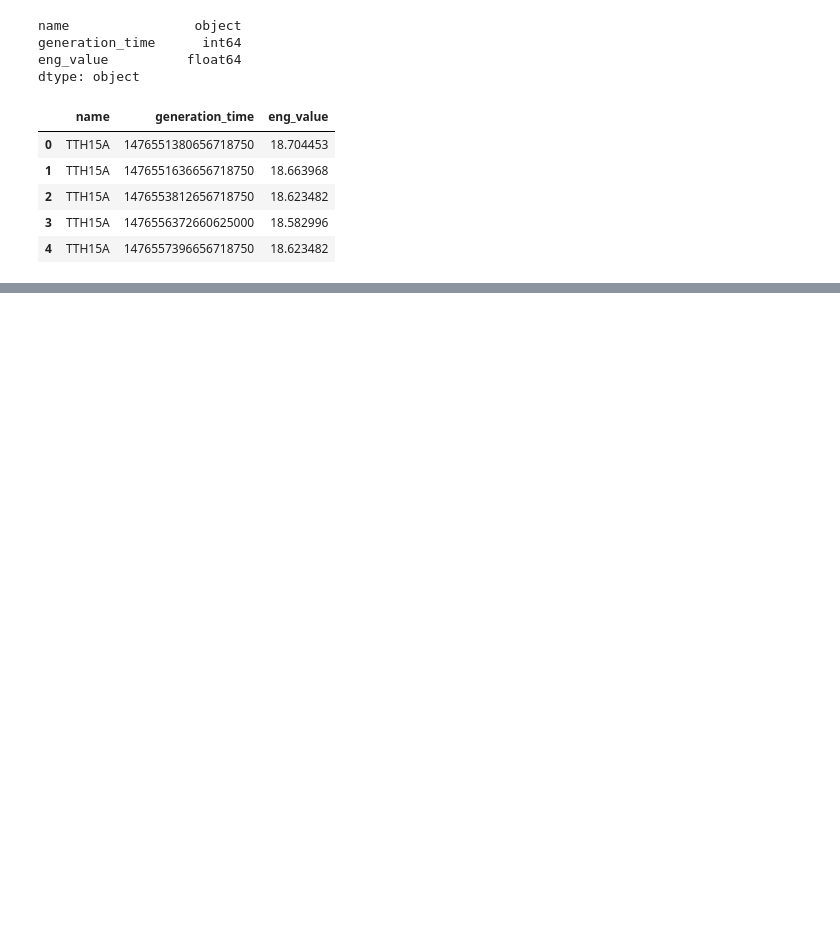
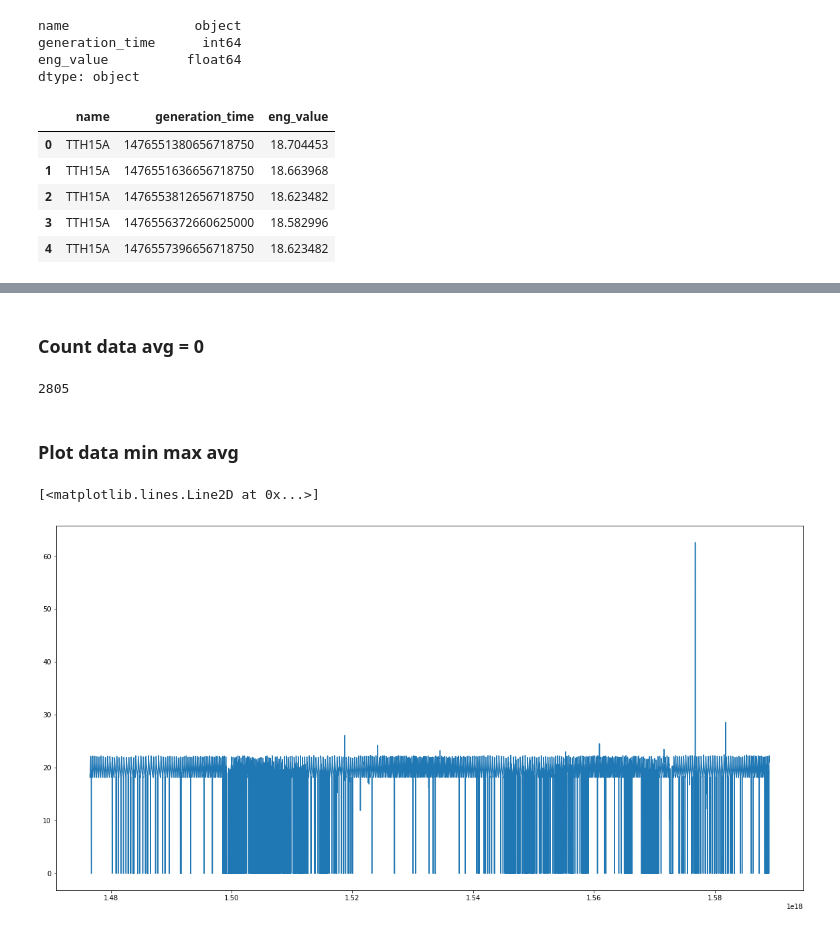
Before and after one commit to parinyad123/Telemetry_Project, a Jupyter notebook: New/UntitledFolder/Untitled.ipynb, the cells around one changed output, grey strips where cells are left out. Drawn from its saved outputs; the diff is of its cells as text; code cells hidden in the pictures; blank space fills up the shorter version.

```diff
--- a/New/UntitledFolder/Untitled.ipynb
+++ b/New/UntitledFolder/Untitled.ipynb
@@ -153,0 +201,33 @@ plt.plot(data['generation_time'][:1000], data['eng_value'][:1000])
+# %%
+# build period
+
+
+# select parameter for period type (day , hour)
+# period_type = 'day'
+period_type = 'hour'
+period_epoch_step = 1
+
+start_gen = data['generation_time'][0]
+end_gen = data['generation_time'][len(data)-1]
+
+# epoch time for 1 hour
+epoch_hour = 3600000000000
+
+# start and end period epoch time
+start_epoch = start_gen-int(str(start_gen)[-11:])
+end_epoch = end_gen-int(str(end_gen)[-11:])
+
+period_data = []
+
+if period_type == 'day':
+    diff_epoch = 24*epoch_hour*period_epoch_step
+    print('Day')
+elif period_type == 'hour':
+    diff_epoch = epoch_hour*period_epoch_step
+    print('hour')
+
+
+while start_epoch < end_epoch:
+
+    period_data.append(start_epoch)
+    start_epoch += diff_epoch
@@ -153,0 +340,19 @@ plt.plot(data['generation_time'][:1000], data['eng_value'][:1000])
+# %% [markdown]
+### Count data avg = 0
+# %%
+num = 0
+for ii in range(len(data_feature)):
+    if data_feature['avg'][ii]==0:
+#         print(ii)
+        num+=1
+print(num)
+# %% [output]
+2805
+# %% [markdown]
+### Plot data min max avg
+# %%
+plt.figure(figsize=(20,10))
+plt.plot(data_feature['date_epoch'], data_feature['avg'])
+# %% [output]
+[<matplotlib.lines.Line2D at 0x...>]
+[figure, added]
```
Also changed, not shown: parts of 47 cells of this notebook, 1 other file.
